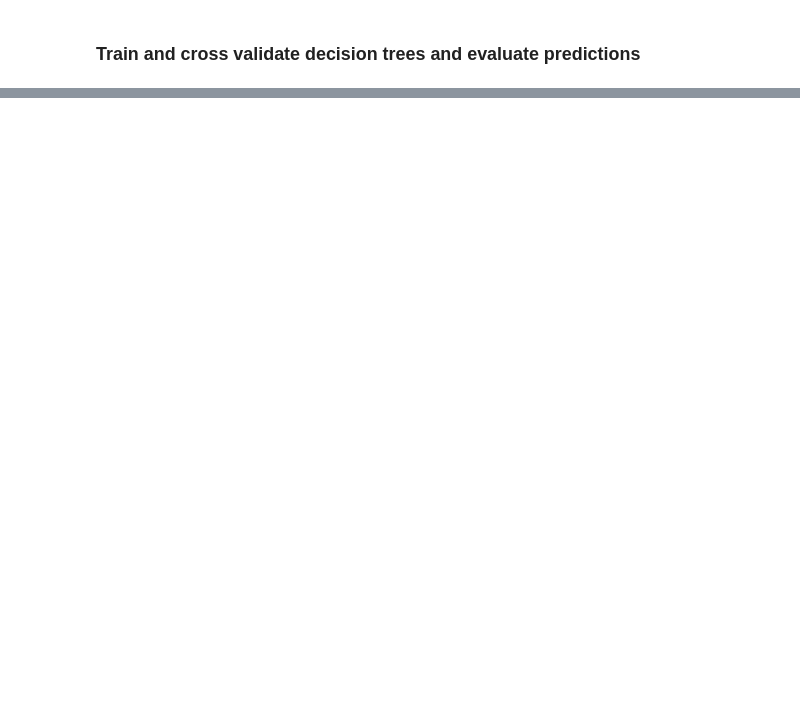
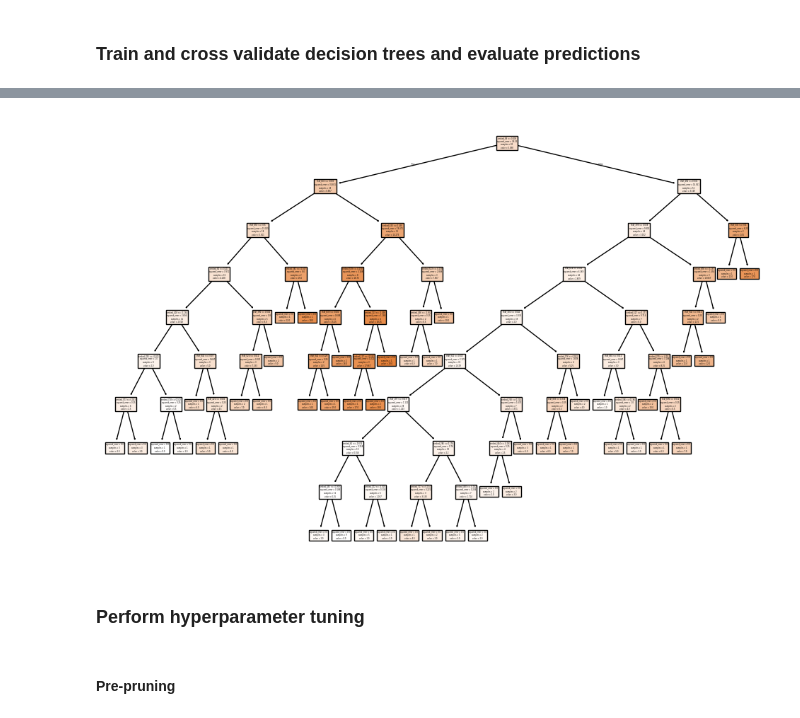
Before and after one commit to NoahBSchwartz/ML_HW_4, a Jupyter notebook: questions_a-b/ML_HW_4_ab.ipynb, the cells around one changed output, grey strips where cells are left out. Drawn from its saved outputs; the diff is of its cells as text; code cells hidden in the pictures; blank space fills up the shorter version.

```diff
--- a/questions_a-b/ML_HW_4_ab.ipynb
+++ b/questions_a-b/ML_HW_4_ab.ipynb
@@ -228,42 +225,2 @@ print(folds[3])
 # %% [markdown]
 ### Train and cross validate decision trees and evaluate predictions
-# %%
-# Microsoft Copilot written decision tree cross validation
-best_model = None
-best_score = -1  # Pearson r ranges from -1 to 1, so start low
-
-# Cross-validation using Pearson's r
-for i, (train_idx, val_idx) in enumerate(train_folds):
-    X_tr, y_tr = X.iloc[train_idx], y.iloc[train_idx]
-    X_val, y_val = X.iloc[val_idx], y.iloc[val_idx]
-
-    model = DecisionTreeRegressor(random_state=42)
-    model.fit(X_tr, y_tr)
-
-    preds = model.predict(X_val)
-
-    # Compute Pearson correlation
-    r, _ = pearsonr(y_val, preds)
-    print(f"Fold {i+1} Pearson r: {r:.3f}")
-
-    # Compute average relative error
-    avg_re = 0
-    for j, act_y in enumerate(y_val):
-        avg_re += calc_re(preds[j], act_y)
-    avg_re = avg_re / len(preds)
-    print(f'Fold {i+1} Avg Relative Error: {avg_re:.3f}\n')
-
-    # Track best model
-    if r > best_score:
-        best_score = r
-        best_model = model
-
-print(f"Best fold Pearson r: {best_score:.3f}")
-
-# Test evaluation
-test_idx = test_fold[1]
-X_test, y_test = X.iloc[test_idx], y.iloc[test_idx]
-test_preds = best_model.predict(X_test)
-
-test_r, _ = pearsonr(y_test, test_preds)
-print(f"Test Pearson r: {test_r:.3f}")
@@ -350,4 +338,10 @@ Test RE: 18.187
 # %%
 plt.figure(figsize=(12, 8))
-plot_tree(best_model, feature_names=X.columns, class_names=True, filled=True)
+plot_tree(best_re_model, feature_names=X.columns, class_names=True, filled=True)
 plt.show()
+# %% [output]
+[figure, added]
+# %% [markdown]
+### Perform hyperparameter tuning
+# %% [markdown]
+#### Pre-pruning
```
Also changed, not shown: parts of 19 cells of this notebook.
